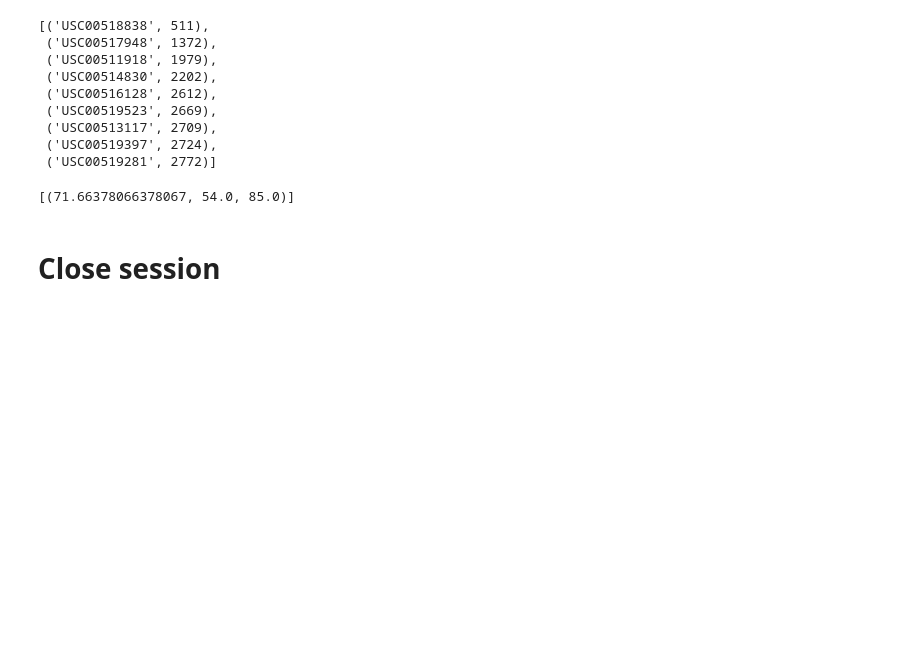
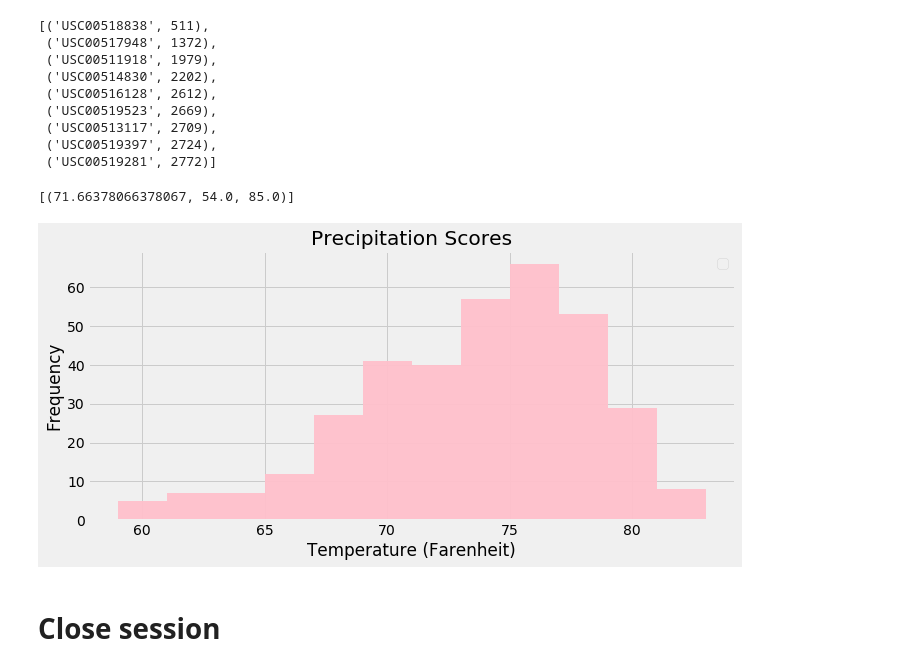
Before and after one commit to SidDas8/sqlalchemy-challenge, a Jupyter notebook: climate_starter.ipynb, the cells around one changed output. Cells and saved outputs as stored; diff of their text form; code cells hidden in the pictures; blank space fills up the shorter version.

Commit message:
Completed histogram plot.

```diff
--- a/climate_starter.ipynb
+++ b/climate_starter.ipynb
@@ -125,6 +125,25 @@ temperatures
 # %%
 # Using the most active station id
 # Query the last 12 months of temperature observation data for this station and plot the results as a histogram
+temp12months_df = pd.DataFrame(session.query(measurement.date, measurement.tobs).filter(measurement.date >= last12months).filter(measurement.station == mostactivestation).all())
+
+# Histogram plot
+temp12months_df.plot.hist(bins = 12, alpha = 0.95, figsize = (10, 5), color = 'pink')
+
+# Set textual properties
+plt.title("Precipitation Scores")
+plt.xlabel("Temperature (Farenheit)")
+plt.ylabel("Frequency")
+
+# Remove legend
+plt.legend('')
+
+# Resize plot to display labels
+plt.tight_layout()
+
+plt.show()
+# %% [output]
+[figure, added]
 # %% [markdown]
 # Close session
 # %%
```
